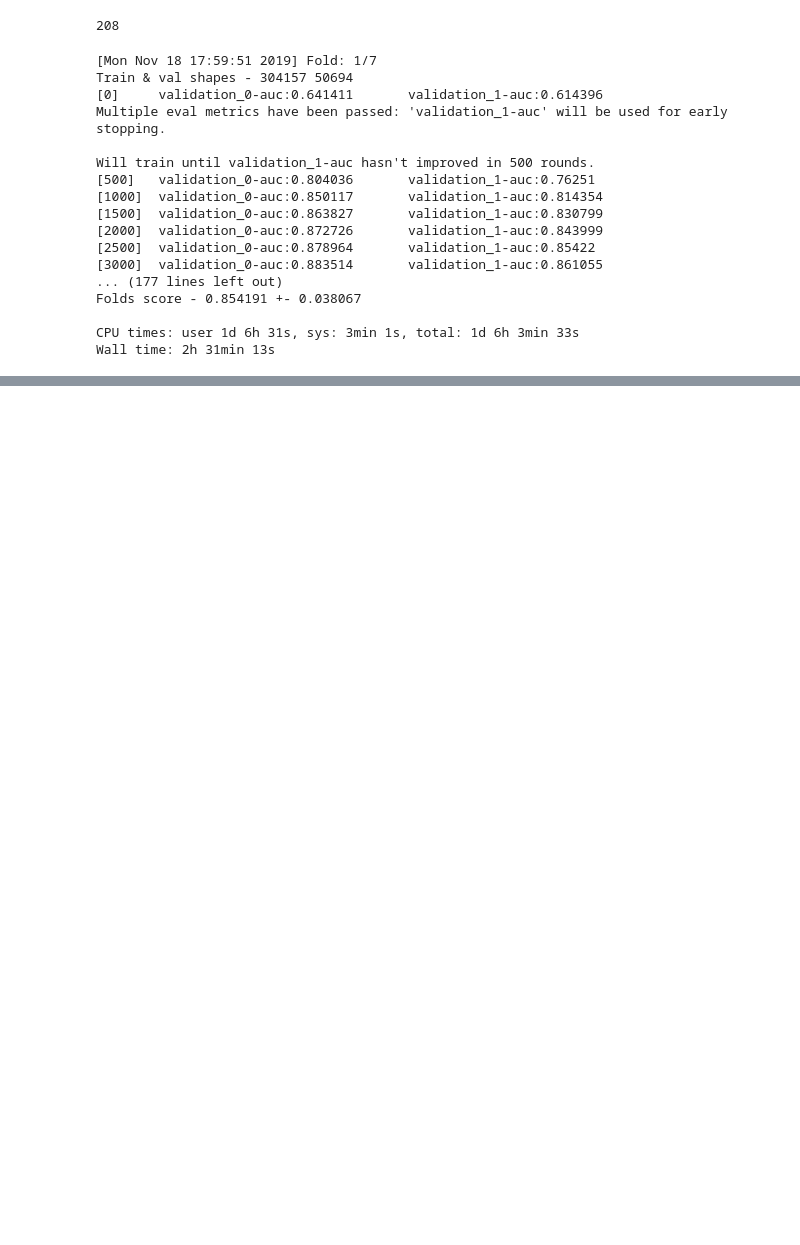
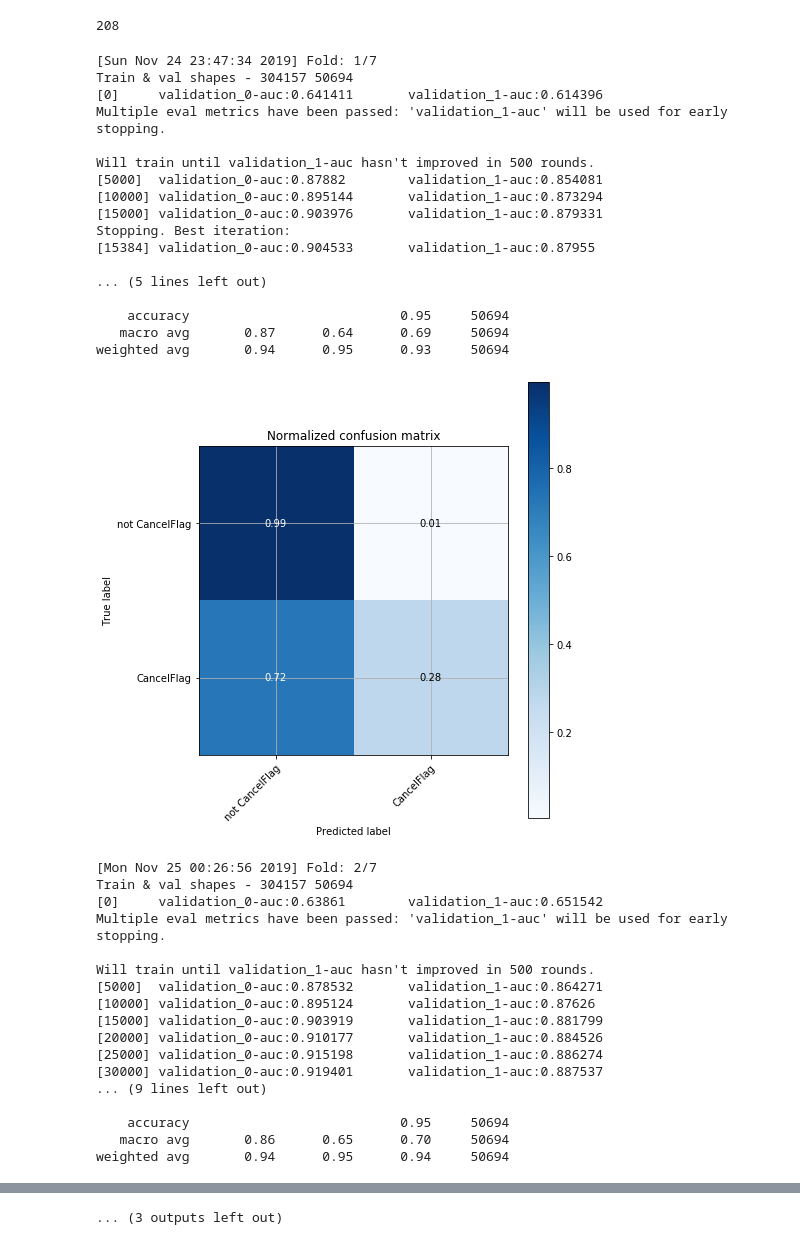
Before and after one commit to Ditwoo/sascompetitions-platypus, a Jupyter notebook: notebooks/light_xgboost.ipynb, the cells around one changed output, grey strips where cells are left out. Drawn from its saved outputs; the diff is of its cells as text; code cells hidden in the pictures; blank space fills up the shorter version.

Commit message:
metrics after fold

```diff
--- a/notebooks/light_xgboost.ipynb
+++ b/notebooks/light_xgboost.ipynb
@@ -101,10 +109,15 @@ test_df[target] = 0
 # %%
-def make_predictions(folds, train_dframe, test_dframe, model_params,
+def make_predictions(folds,
+                     train_dframe,
+                     test_dframe,
+                     model_params,
+                     features,
+                     target,
                      n_estimators=50_000, n_jobs=12,
                      verbose=10_000, early_stopping_rounds=200):
 
-    X, y = train_dframe[features2use], train_dframe[target]
-    P, P_y = test_dframe[features2use], train_df[target]
+    X, y = train_dframe[features], train_dframe[target]
+    P = test_dframe[features]
     num_folds = folds.n_splits
 
     oof_preds = np.zeros((len(train_dframe), 1))
@@ -120,12 +133,13 @@ def make_predictions(folds, train_dframe, test_dframe, model_params,
         print()
         print(f'[{time.ctime()}] Fold: {fold_ + 1}/{num_folds}', flush=True)
 
-        train_x, train_y = X.iloc[train_idx,:], y[train_idx]
-        valid_x, valid_y = X.iloc[valid_idx,:], y[valid_idx]
-#         pos_weight = np.sum(y == 0) / np.sum(y == 1)
+        train_x, train_y = X.iloc[train_idx,:], y.iloc[train_idx]
+        valid_x, valid_y = X.iloc[valid_idx,:], y.iloc[valid_idx]
+        print('Train & val shapes -', len(train_x), len(valid_y), flush=True)
+
+#         pos_weight = np.sum(train_y == 0) / np.sum(train_y == 1)
+#         pos_weight *= 1e5
 #         print(f'Positive weight - {pos_weight}')
-
-        print('Train & val shapes -', len(train_x), len(valid_y), flush=True)
 
         model = xgb.XGBClassifier(
             **model_params,
@@ -145,7 +159,10 @@ def make_predictions(folds, train_dframe, test_dframe, model_params,
         valid_preds = model.predict_proba(valid_x)[:, 1]
         oof_preds[valid_idx] = valid_preds.reshape(-1, 1)
 
-        # store fold scores
+        valid_pred_cls = model.predict(valid_x)
+        print()
+        print(classification_report(valid_y, valid_pred_cls))
+        plot_confusion_matrix(valid_y, valid_pred_cls, classes=[f'not {target}', target], normalize=True)
         scores.append(roc_auc_score(valid_y.values, valid_preds))
 
         test_preds = model.predict_proba(P)[:, 1]
@@ -167,7 +184,7 @@ params = {
 #     'min_data_in_leaf': 106,
     'objective': 'binary:logistic',
 #     'max_depth': 1_000,
-    'learning_rate': 0.01,
+    'learning_rate': 0.005,
     'boosting_type': 'gbtree',
     'bagging_seed': 11,
     'eval_metric': 'auc',
@@ -181,29 +198,50 @@ folds = StratifiedKFold(n_splits=7, random_state=2019)
 # %%
 %%time
 
 test_df, oof_preds, fi = make_predictions(
     folds,
-    train_df, test_df,
+    train_df,
+    test_df,
     params,
+    features=features2use,
+    target=target,
     n_jobs=os.cpu_count(),
-    verbose=500,
+    verbose=5_000,
     early_stopping_rounds=500
 )
 # %% [output]
-[Mon Nov 18 17:59:51 2019] Fold: 1/7
+[Sun Nov 24 23:47:34 2019] Fold: 1/7
 Train & val shapes - 304157 50694
 [0]     validation_0-auc:0.641411       validation_1-auc:0.614396
 Multiple eval metrics have been passed: 'validation_1-auc' will be used for early stopping.
 
 Will train until validation_1-auc hasn't improved in 500 rounds.
-[500]   validation_0-auc:0.804036       validation_1-auc:0.76251
-[1000]  validation_0-auc:0.850117       validation_1-auc:0.814354
-[1500]  validation_0-auc:0.863827       validation_1-auc:0.830799
-[2000]  validation_0-auc:0.872726       validation_1-auc:0.843999
-[2500]  validation_0-auc:0.878964       validation_1-auc:0.85422
-[3000]  validation_0-auc:0.883514       validation_1-auc:0.861055
-... (177 lines left out)
-Folds score - 0.854191 +- 0.038067
+[5000]  validation_0-auc:0.87882        validation_1-auc:0.854081
+[10000] validation_0-auc:0.895144       validation_1-auc:0.873294
+[15000] validation_0-auc:0.903976       validation_1-auc:0.879331
+Stopping. Best iteration:
+[15384] validation_0-auc:0.904533       validation_1-auc:0.87955
 
-CPU times: user 1d 6h 31s, sys: 3min 1s, total: 1d 6h 3min 33s
-Wall time: 2h 31min 13s
+... (5 lines left out)
+
+    accuracy                           0.95     50694
+   macro avg       0.87      0.64      0.69     50694
+weighted avg       0.94      0.95      0.93     50694
+[figure, added]
+[Mon Nov 25 00:26:56 2019] Fold: 2/7
+Train & val shapes - 304157 50694
+[0]     validation_0-auc:0.63861        validation_1-auc:0.651542
+Multiple eval metrics have been passed: 'validation_1-auc' will be used for early stopping.
+
+Will train until validation_1-auc hasn't improved in 500 rounds.
+[5000]  validation_0-auc:0.878532       validation_1-auc:0.864271
+[10000] validation_0-auc:0.895124       validation_1-auc:0.87626
+[15000] validation_0-auc:0.903919       validation_1-auc:0.881799
+[20000] validation_0-auc:0.910177       validation_1-auc:0.884526
+[25000] validation_0-auc:0.915198       validation_1-auc:0.886274
+[30000] validation_0-auc:0.919401       validation_1-auc:0.887537
+... (9 lines left out)
+
+    accuracy                           0.95     50694
+   macro avg       0.86      0.65      0.70     50694
+weighted avg       0.94      0.95      0.94     50694
@@ -210,2 +324,3 @@ Wall time: 2h 31min 13s
+... (3 outputs left out)
 # %%
 fi = fi.sort_values(by='importance', ascending=False)
```
Also changed, not shown: parts of 15 cells of this notebook.
